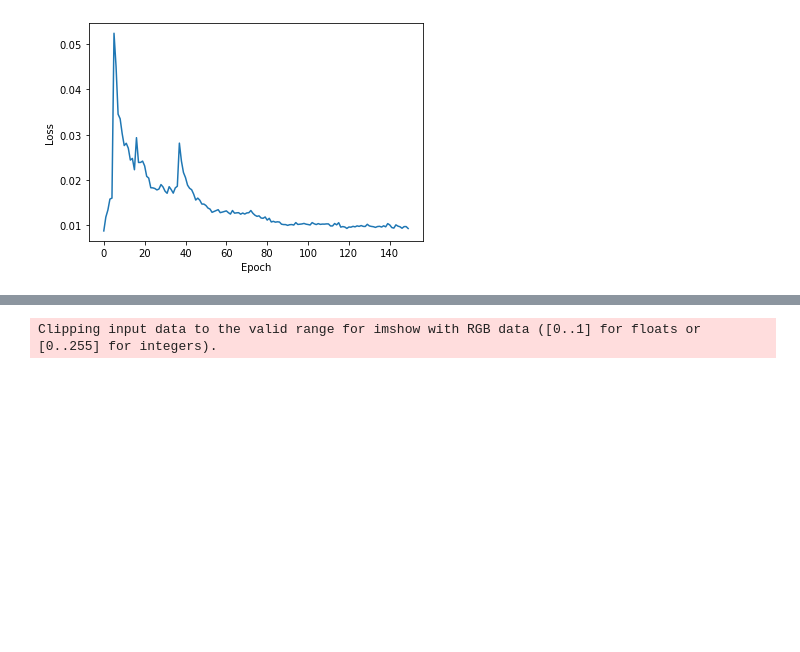
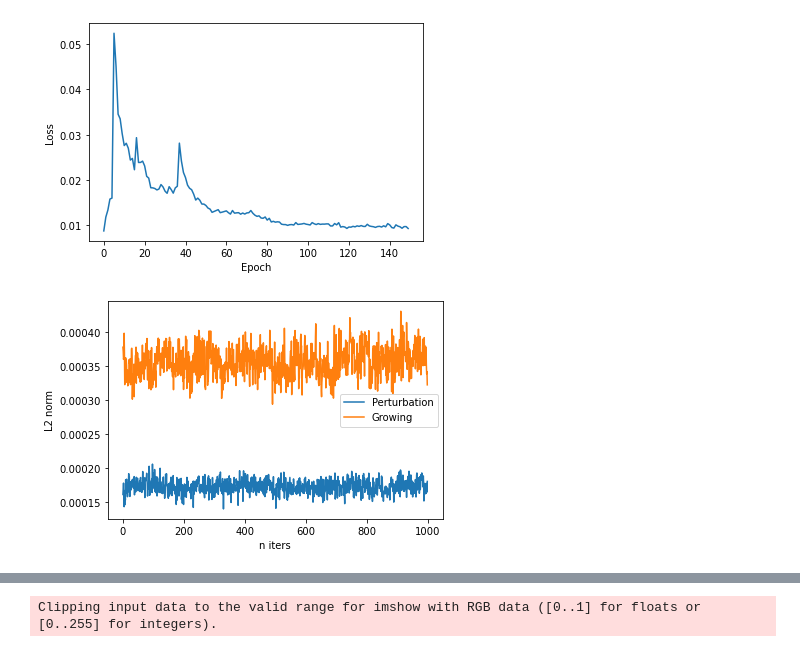
Before and after one commit to LetteraUnica/neural_cellular_automata, a Jupyter notebook: pytorch_ca/perturbation_CA.ipynb, the cells around one changed output, grey strips where cells are left out. Drawn from its saved outputs; the diff is of its cells as text; code cells hidden in the pictures; blank space fills up the shorter version.

```diff
--- a/pytorch_ca/perturbation_CA.ipynb
+++ b/pytorch_ca/perturbation_CA.ipynb
@@ -58,7 +60,7 @@ old_CA.load("firework_growing.pt")
 Successfully loaded model!
 # %%
 new_CA = CAModel().to(device)
-new_CA.load("perturbation_regeneration_l=1.pt")
+new_CA.load("perturbation_CA_l=1.pt")
 # %% [output]
 Successfully loaded model!
 # %%
@@ -68,12 +118,10 @@ model.make_video(150, IMAGE_SIZE, "perturbation_regeneration_l=1.mkv", make_squa
 # %%
 # Train the model
-torch.backends.cudnn.benchmark = True
-
 for param in model.old_CA.parameters():
    param.requires_grad = False
 
-optimizer = torch.optim.Adam(model.new_CA.parameters(), lr=2e-3)
+optimizer = torch.optim.Adam(model.new_CA.parameters(), lr=2e-5)
 criterion = loss_fn2(pad(target, TARGET_PADDING), order=2, l=1.)
 scheduler = torch.optim.lr_scheduler.MultiStepLR(optimizer, milestones=[40,80], gamma=0.3)
-model.train_CA(optimizer, criterion, pool, n_epochs=150, scheduler=scheduler, evolution_iters=55, batch_size=2, kind="regenerating", square_side=20)
+model.train_CA(optimizer, criterion, pool, n_epochs=10, scheduler=scheduler, evolution_iters=55, batch_size=2, kind="persistent", square_side=20)
 # %% [output]
@@ -86,6 +134,42 @@ pl.ylabel("Loss")
 # pl.savefig(fname="pertutbation_regeneration_l=1_side=20_losses.png", dpi=200)
 # %% [output]
 [figure]
+# %%
+with torch.no_grad():
+    for i in range(POOL_SIZE//32 * 2):
+        x, idx = pool.sample(32)
+        x = x.to(device)
+        for i in range(55):
+            x = model.forward(x)
+        pool.update(x, idx)
+# %%
+norms_old = []
+norms_new = []
+with torch.no_grad():
+    x = pool.sample(1)[0].cuda()
+    for i in range(1000):
+        pre_life_mask = model.new_CA.get_living_mask(x)
+
+        dx_new = model.new_CA.compute_dx(x)
+        dx_old = model.old_CA.compute_dx(x)
+
+        post_life_mask = model.new_CA.get_living_mask(x)
+        life_mask = pre_life_mask & post_life_mask
+
+        norm = torch.mean((dx_new*life_mask)**2)
+        norms_new.append(norm.detach().cpu().item())
+        norm = torch.mean((dx_old*life_mask)**2)
+        norms_old.append(norm.detach().cpu().item())
+        x = model.forward(x)
+
+pl.plot(norms_new, label="Perturbation")
+pl.plot(norms_old, label="Growing")
+pl.xlabel("n iters")
+pl.ylabel("L2 norm")
+pl.legend()
+# pl.savefig("perturbation_norms_l=1.png", dpi=200)
+# %% [output]
+[figure, added]
 # %%
 norms_old[-1]/norms_new[-1]
 # %% [output]
```
Also changed, not shown: parts of 13 cells of this notebook, 32 other files.
